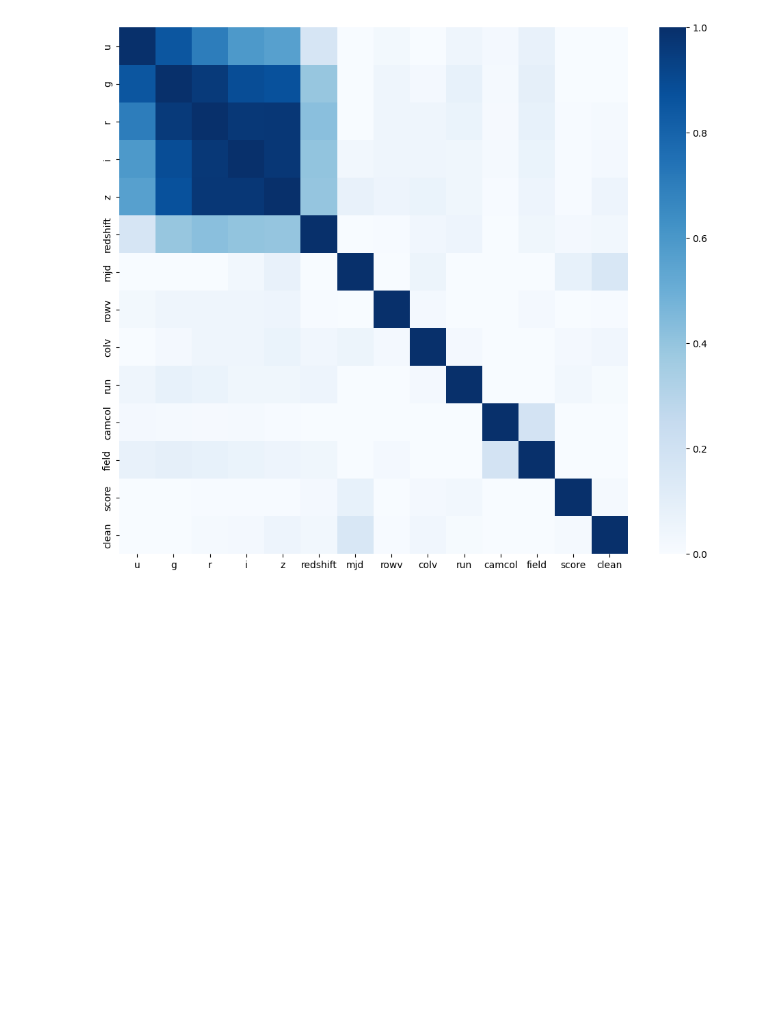
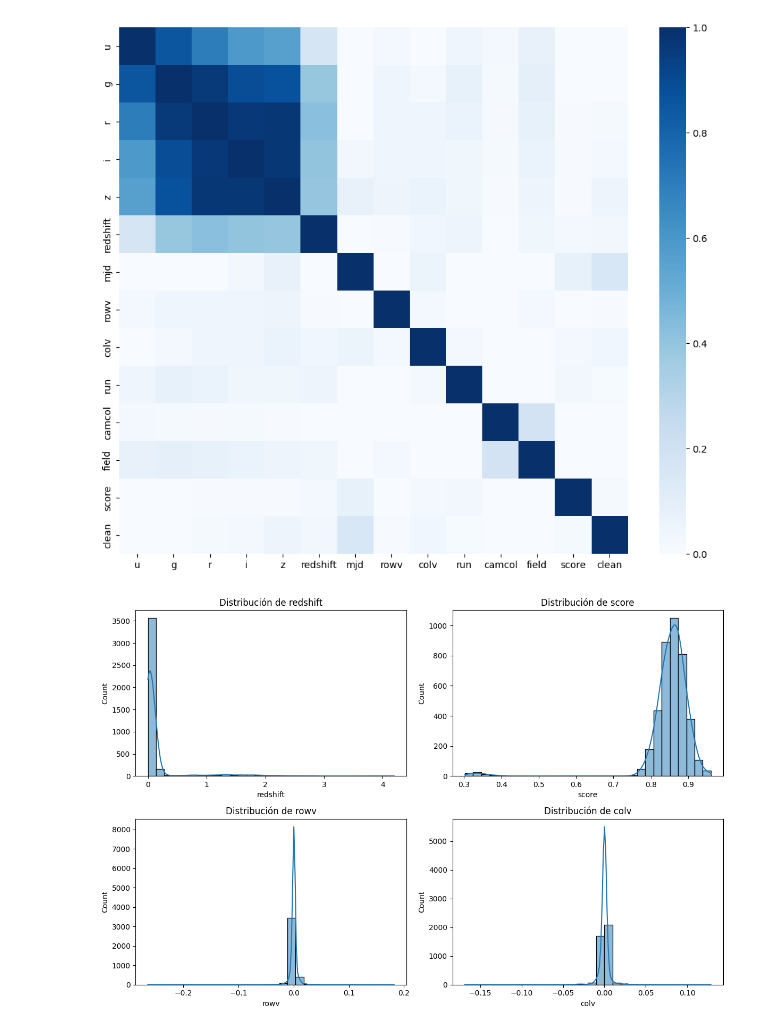
Before and after one commit to Paulina-A-V/Laboratorio, a Jupyter notebook: notebook lab 1.ipynb, the cells around one changed output. Saved outputs shown, nothing was run; the diff lists cells and outputs as text; code cells hidden in the pictures; blank space fills up the shorter version.

Commit message:
visualización

```diff
--- a/notebook lab 1.ipynb
+++ b/notebook lab 1.ipynb
@@ -179,3 +179,14 @@ sns.heatmap(data[features].corr(), cmap="Blues", vmin=0, vmax=1)
 # %% [output]
 <Axes: >
 [figure]
+# %%
+# Visualización de distribución de variables importantes
+plt.figure(figsize=(12, 8))
+for i, col in enumerate(["redshift", "score", "rowv", "colv"]):
+    plt.subplot(2, 2, i+1)
+    sns.histplot(data[col], bins=30, kde=True)
+    plt.title(f"Distribución de {col}")
+plt.tight_layout()
+plt.show()
+# %% [output]
+[figure, added]
```
Also changed, not shown: parts of 3 cells of this notebook.
